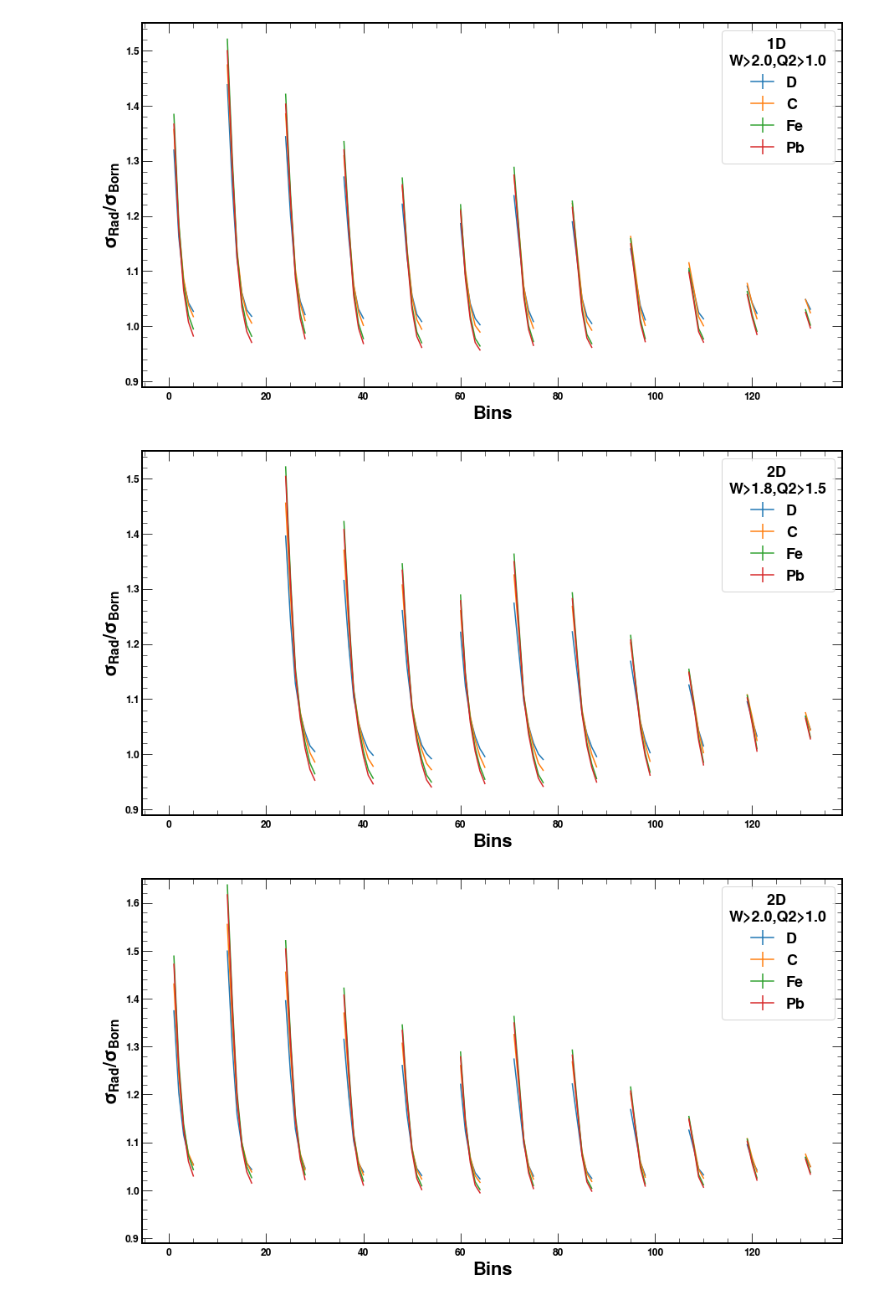
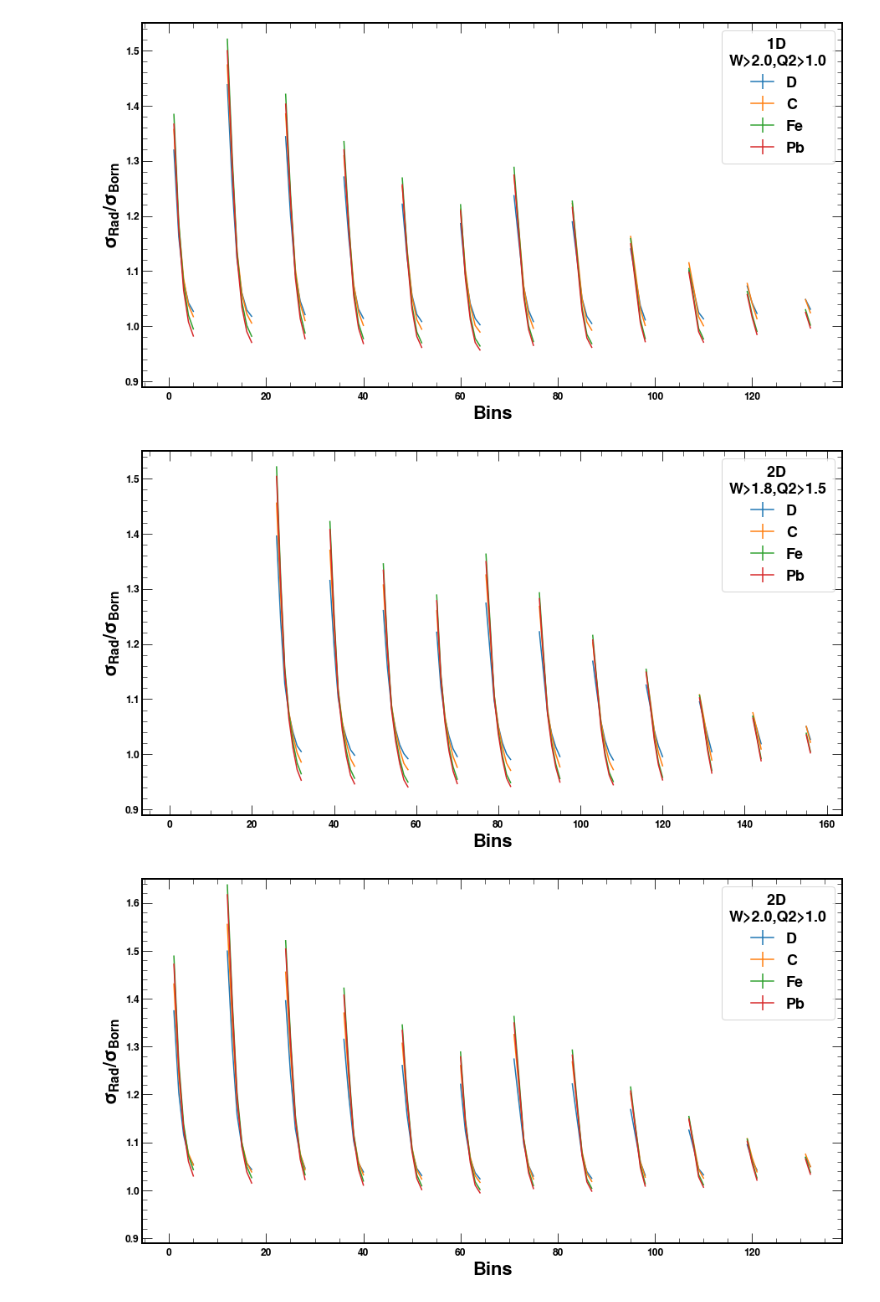
Before and after one commit to smoranvas/RC_studies, a Jupyter notebook: RC_studies.ipynb, the cells around one changed output. Saved outputs shown, nothing was run; the diff lists cells and outputs as text; code cells hidden in the pictures.

```diff
--- a/RC_studies.ipynb
+++ b/RC_studies.ipynb
@@ -342,15 +610,15 @@ y['Pb_Inclusive'] = np.array([  1.93225 ,  1.22191 ,  1.12449 ,  1.04366 ,  1.00
 # %%
 ## here I'm working with the arrays to get rid of the zeros (nicer looking plots)
 
-for i in range(132):
-    if (y['Pb_external_w18_q215_1Dim'][i] == 0):        y['Pb_external_w18_q215_1Dim'][i] = np.nan
-    if (y['C_external_w18_q215_1Dim'][i] == 0):         y['C_external_w18_q215_1Dim'][i] = np.nan
-    if (y['Fe_external_w18_q215_1Dim'][i] == 0):        y['Fe_external_w18_q215_1Dim'][i] = np.nan
-    if (y['D_external_w18_q215_1Dim'][i] == 0):         y['D_external_w18_q215_1Dim'][i] = np.nan
+for i in range(156):
+    if (y['Pb_external_w18_q215_1Dim_RC'][i] == 0):        y['Pb_external_w18_q215_1Dim_RC'][i] = np.nan
+    if (y['C_external_w18_q215_1Dim_RC'][i] == 0):         y['C_external_w18_q215_1Dim_RC'][i] = np.nan
+    if (y['Fe_external_w18_q215_1Dim_RC'][i] == 0):        y['Fe_external_w18_q215_1Dim_RC'][i] = np.nan
+    if (y['D_external_w18_q215_1Dim_RC'][i] == 0):         y['D_external_w18_q215_1Dim_RC'][i] = np.nan
 
 fig = plt.figure(figsize=(15,8))
 for target in ['D', 'C', 'Fe', 'Pb']:
-    plt.errorbar(x,y['%s_external_w18_q215_1Dim'%target],yerr=0,fmt='-',label=target)
+    plt.errorbar(x_2,y['%s_external_w18_q215_1Dim_RC'%target],yerr=0,fmt='-',label=target)
 plt.ylim([0.89,1.55])
 plt.xlabel('Bins',fontsize=22, fontweight='bold', loc='center')
 plt.ylabel('$\sigma_{Rad}/\sigma_{Born}$',fontsize=22, fontweight='bold', loc='center')
@@ -358,8 +626,8 @@ plt.legend(title='         1D\nW>1.8,Q2>1.5',loc='best',ncol=1,frameon=True,font
 
 plt.tick_params(axis='both', which='major', labelsize=12)
 plt.tick_params(axis='both', which='minor', labelsize=12)
-plt.savefig('RC_External_w18_q215_1D_132Bins.pdf', bbox_inches='tight')
-plt.savefig('RC_External_w18_q215_1D_132Bins.png', bbox_inches='tight')
+plt.savefig('RC_External_w18_q215_1D_156Bins.pdf', bbox_inches='tight')
+plt.savefig('RC_External_w18_q215_1D_156Bins.png', bbox_inches='tight')
 
 
 plt.show()
@@ -368,13 +636,13 @@ plt.show()
 # %%
 for i in range(132):
-    if (y['Pb_external_w20_q210_1Dim'][i] == 0):        y['Pb_external_w20_q210_1Dim'][i] = np.nan
-    if (y['C_external_w20_q210_1Dim'][i] == 0):         y['C_external_w20_q210_1Dim'][i] = np.nan
-    if (y['Fe_external_w20_q210_1Dim'][i] == 0):        y['Fe_external_w20_q210_1Dim'][i] = np.nan
-    if (y['D_external_w20_q210_1Dim'][i] == 0):         y['D_external_w20_q210_1Dim'][i] = np.nan
+    if (y['Pb_external_w20_q210_1Dim_RC'][i] == 0):        y['Pb_external_w20_q210_1Dim_RC'][i] = np.nan
+    if (y['C_external_w20_q210_1Dim_RC'][i] == 0):         y['C_external_w20_q210_1Dim_RC'][i] = np.nan
+    if (y['Fe_external_w20_q210_1Dim_RC'][i] == 0):        y['Fe_external_w20_q210_1Dim_RC'][i] = np.nan
+    if (y['D_external_w20_q210_1Dim_RC'][i] == 0):         y['D_external_w20_q210_1Dim_RC'][i] = np.nan
 
 fig = plt.figure(figsize=(15,8))
 for target in ['D', 'C', 'Fe', 'Pb']:
-    plt.errorbar(x,y['%s_external_w20_q210_1Dim'%target],yerr=0,fmt='-',label=target)
+    plt.errorbar(x,y['%s_external_w20_q210_1Dim_RC'%target],yerr=0,fmt='-',label=target)
 plt.ylim([0.89,1.55])
 plt.xlabel('Bins',fontsize=22, fontweight='bold', loc='center')
 plt.ylabel('$\sigma_{Rad}/\sigma_{Born}$',fontsize=22, fontweight='bold', loc='center')
@@ -389,28 +657,28 @@ plt.show()
 # %% [output]
 [figure]
 # %%
-for i in range(132):
-    if (y['Pb_external_w18_q215_2Dim'][i] == 0):        y['Pb_external_w18_q215_2Dim'][i] = np.nan
-    if (y['C_external_w18_q215_2Dim'][i] == 0):         y['C_external_w18_q215_2Dim'][i] = np.nan
-    if (y['Fe_external_w18_q215_2Dim'][i] == 0):        y['Fe_external_w18_q215_2Dim'][i] = np.nan
-    if (y['D_external_w18_q215_2Dim'][i] == 0):         y['D_external_w18_q215_2Dim'][i] = np.nan
+for i in range(156):
+    if (y['Pb_external_w18_q215_2Dim_RC'][i] == 0):        y['Pb_external_w18_q215_2Dim_RC'][i] = np.nan
+    if (y['C_external_w18_q215_2Dim_RC'][i] == 0):         y['C_external_w18_q215_2Dim_RC'][i] = np.nan
+    if (y['Fe_external_w18_q215_2Dim_RC'][i] == 0):        y['Fe_external_w18_q215_2Dim_RC'][i] = np.nan
+    if (y['D_external_w18_q215_2Dim_RC'][i] == 0):         y['D_external_w18_q215_2Dim_RC'][i] = np.nan
 
 fig = plt.figure(figsize=(15,8))
 for target in ['D', 'C', 'Fe', 'Pb']:
-    plt.errorbar(x,y['%s_external_w18_q215_2Dim'%target],yerr=0,fmt='-',label=target)
+    plt.errorbar(x_2,y['%s_external_w18_q215_2Dim_RC'%target],yerr=0,fmt='-',label=target)
 plt.ylim([0.89,1.55])
 plt.xlabel('Bins',fontsize=22, fontweight='bold', loc='center')
 plt.ylabel('$\sigma_{Rad}/\sigma_{Born}$',fontsize=22, fontweight='bold', loc='center')
 plt.legend(title='         2D\nW>1.8,Q2>1.5',loc='best',ncol=1,frameon=True,fontsize=18,title_fontsize=18)
 plt.tick_params(axis='both', which='major', labelsize=12)
 plt.tick_params(axis='both', which='minor', labelsize=12)
-plt.savefig('RC_External_w18_q215_2D_132Bins.pdf', bbox_inches='tight')
-plt.savefig('RC_External_w18_q215_2D_132Bins.png', bbox_inches='tight')
+plt.savefig('RC_External_w18_q215_2D_156Bins.pdf', bbox_inches='tight')
+plt.savefig('RC_External_w18_q215_2D_156Bins.png', bbox_inches='tight')
 
 
 
 plt.show()
 # %% [output]
-[figure, old version]
+[figure, new version]
 # %%
 for i in range(132):
```
Also changed, not shown: parts of 55 cells of this notebook.
